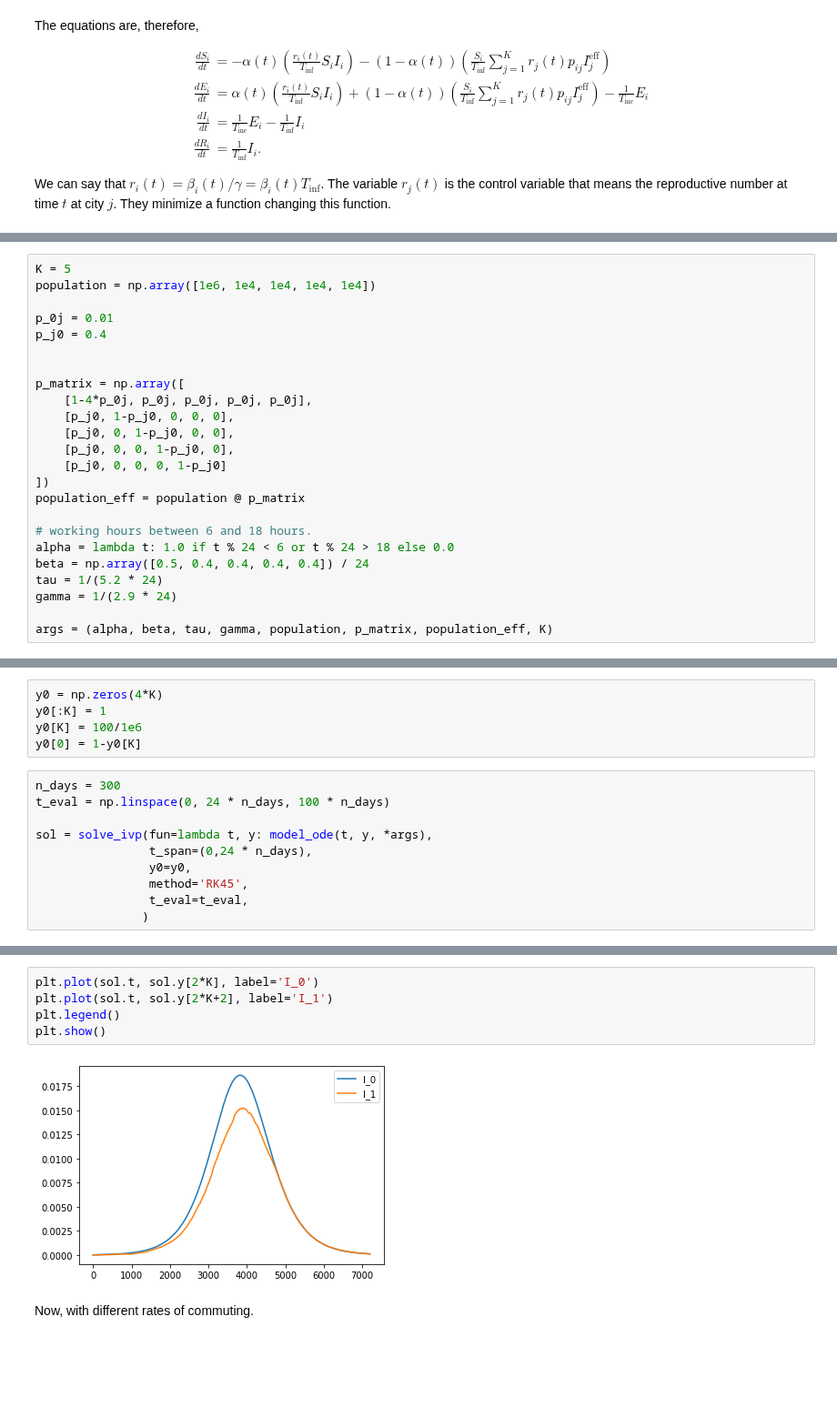
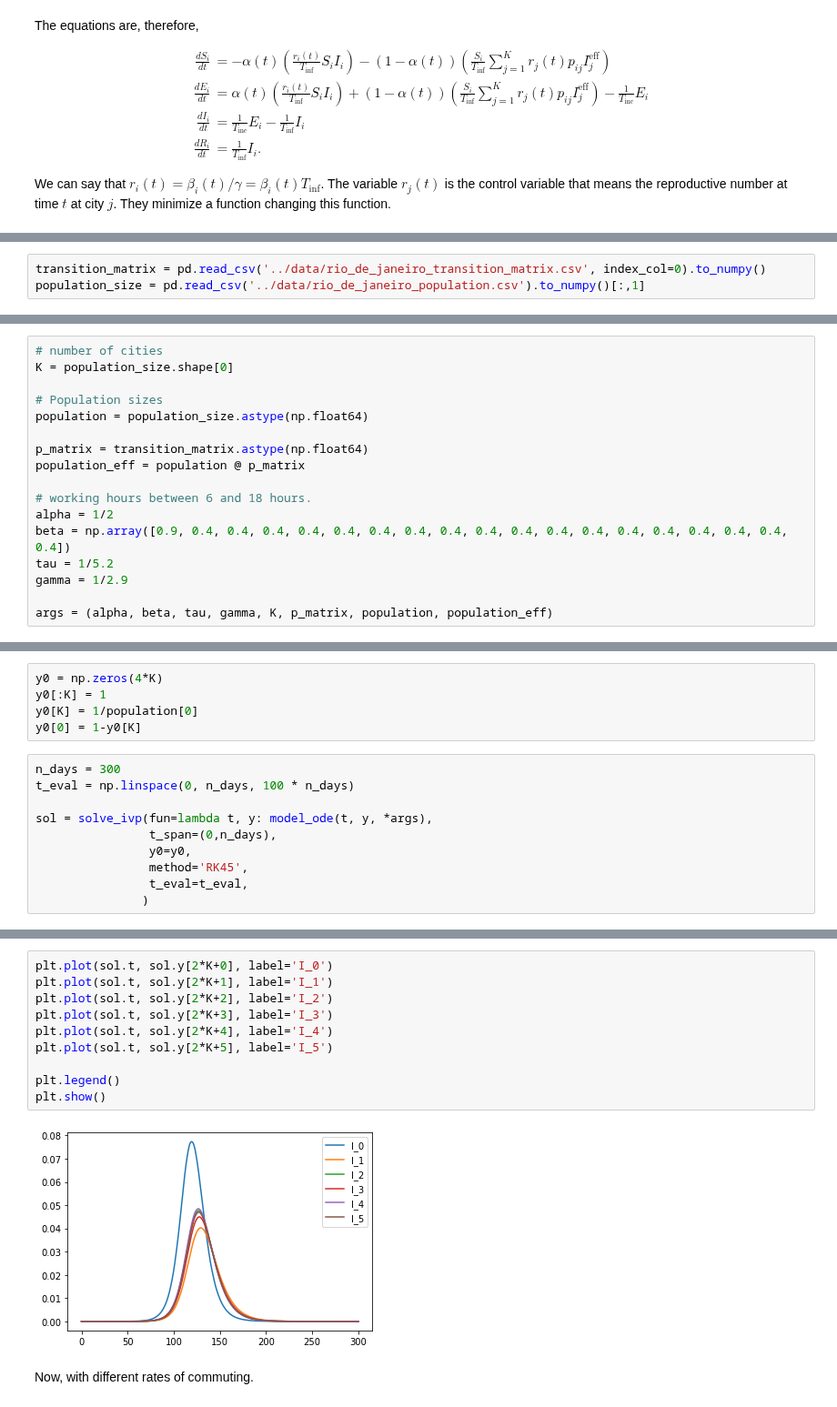
Before and after one commit to lucasmoschen/optimal-vaccination-networks, a Jupyter notebook: notebooks/robot_dance_model.ipynb, the cells around one changed output, grey strips where cells are left out. Shown at 91% size. Saved outputs shown, nothing was run; the diff lists cells and outputs as text; blank space fills up the shorter version.

```diff
--- a/notebooks/robot_dance_model.ipynb
+++ b/notebooks/robot_dance_model.ipynb
@@ -89,0 +109,3 @@ Moreover, we suppose that $p_{j0} = 0.4$, that is, $40\%$ of the small cities go
+# %%
+transition_matrix = pd.read_csv('../data/rio_de_janeiro_transition_matrix.csv', index_col=0).to_numpy()
+population_size = pd.read_csv('../data/rio_de_janeiro_population.csv').to_numpy()[:,1]
@@ -90,25 +114,18 @@ Moreover, we suppose that $p_{j0} = 0.4$, that is, $40\%$ of the small cities go
 # %%
-K = 5
-population = np.array([1e6, 1e4, 1e4, 1e4, 1e4])
+# number of cities
+K = population_size.shape[0]
 
-p_0j = 0.01
-p_j0 = 0.4
+# Population sizes
+population = population_size.astype(np.float64)
 
-
-p_matrix = np.array([
-    [1-4*p_0j, p_0j, p_0j, p_0j, p_0j],
-    [p_j0, 1-p_j0, 0, 0, 0],
-    [p_j0, 0, 1-p_j0, 0, 0],
-    [p_j0, 0, 0, 1-p_j0, 0],
-    [p_j0, 0, 0, 0, 1-p_j0]
-])
+p_matrix = transition_matrix.astype(np.float64)
 population_eff = population @ p_matrix
 
 # working hours between 6 and 18 hours.
-alpha = lambda t: 1.0 if t % 24 < 6 or t % 24 > 18 else 0.0
-beta = np.array([0.5, 0.4, 0.4, 0.4, 0.4]) / 24
-tau = 1/(5.2 * 24)
-gamma = 1/(2.9 * 24)
+alpha = 1/2
+beta = np.array([0.9, 0.4, 0.4, 0.4, 0.4, 0.4, 0.4, 0.4, 0.4, 0.4, 0.4, 0.4, 0.4, 0.4, 0.4, 0.4, 0.4, 0.4, 0.4])
+tau = 1/5.2
+gamma = 1/2.9
 
-args = (alpha, beta, tau, gamma, population, p_matrix, population_eff, K)
+args = (alpha, beta, tau, gamma, K, p_matrix, population, population_eff)
 # %% [markdown]
@@ -118,14 +134,14 @@ $I_0(0) = 100/\phi_0, I_j(0) = 0$
 # %%
 y0 = np.zeros(4*K)
 y0[:K] = 1
-y0[K] = 100/1e6
+y0[K] = 1/population[0]
 y0[0] = 1-y0[K]
 # %%
 n_days = 300
-t_eval = np.linspace(0, 24 * n_days, 100 * n_days)
+t_eval = np.linspace(0, n_days, 100 * n_days)
 
 sol = solve_ivp(fun=lambda t, y: model_ode(t, y, *args),
-                t_span=(0,24 * n_days),
+                t_span=(0,n_days),
                 y0=y0,
                 method='RK45',
                 t_eval=t_eval,
@@ -140,10 +161,15 @@ plt.show()
 # %%
-plt.plot(sol.t, sol.y[2*K], label='I_0')
-plt.plot(sol.t, sol.y[2*K+2], label='I_1')
+plt.plot(sol.t, sol.y[2*K+0], label='I_0')
+plt.plot(sol.t, sol.y[2*K+1], label='I_1')
+plt.plot(sol.t, sol.y[2*K+2], label='I_2')
+plt.plot(sol.t, sol.y[2*K+3], label='I_3')
+plt.plot(sol.t, sol.y[2*K+4], label='I_4')
+plt.plot(sol.t, sol.y[2*K+5], label='I_5')
+
 plt.legend()
 plt.show()
 # %% [output]
-[figure, old version]
+[figure, new version]
 # %% [markdown]
 Now, with different rates of commuting.
 # %%
```
Also changed, not shown: parts of 15 cells of this notebook, 7 other files.
